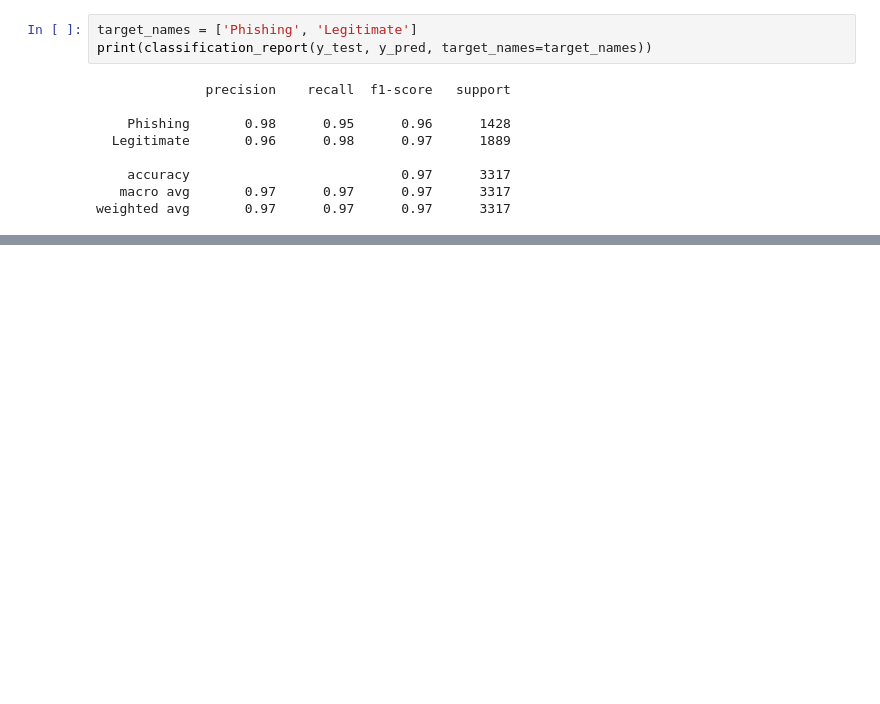
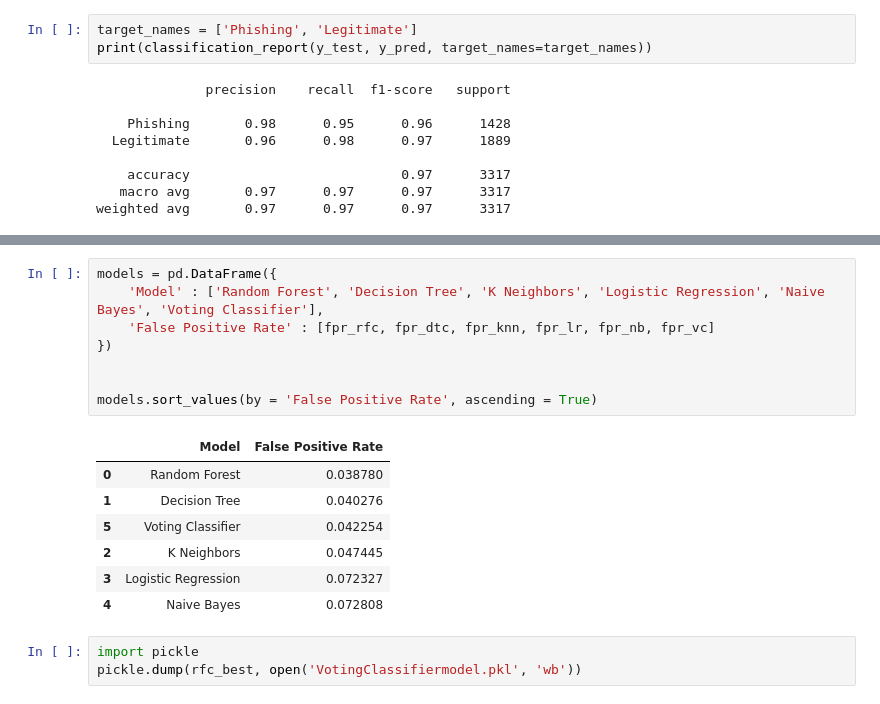
Before and after one commit to majisoubhik01/Phishing-Classifier, a Jupyter notebook: Phishing Classification.ipynb, the cells around one changed output, grey strips where cells are left out. Drawn from its saved outputs; the diff is of its cells as text; blank space fills up the shorter version.

```diff
--- a/Phishing Classification.ipynb
+++ b/Phishing Classification.ipynb
@@ -572,0 +690,19 @@ False Positive Rate : 0.0388
+# %%
+models = pd.DataFrame({
+    'Model' : ['Random Forest', 'Decision Tree', 'K Neighbors', 'Logistic Regression', 'Naive Bayes', 'Voting Classifier'],
+    'False Positive Rate' : [fpr_rfc, fpr_dtc, fpr_knn, fpr_lr, fpr_nb, fpr_vc]
+})
+
+
+models.sort_values(by = 'False Positive Rate', ascending = True)
+# %% [output]
+|  | Model | False Positive Rate |
+| 0 | Random Forest | 0.038780 |
+| 1 | Decision Tree | 0.040276 |
+| 5 | Voting Classifier | 0.042254 |
+| 2 | K Neighbors | 0.047445 |
+| 3 | Logistic Regression | 0.072327 |
+| 4 | Naive Bayes | 0.072808 |
+# %%
+import pickle
+pickle.dump(rfc_best, open('VotingClassifiermodel.pkl', 'wb'))
```
Also changed, not shown: parts of 21 cells of this notebook.
